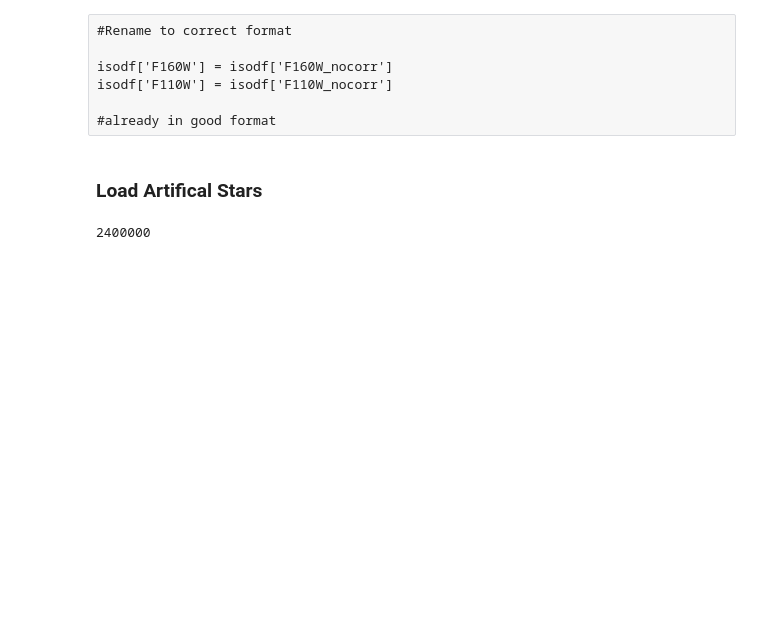
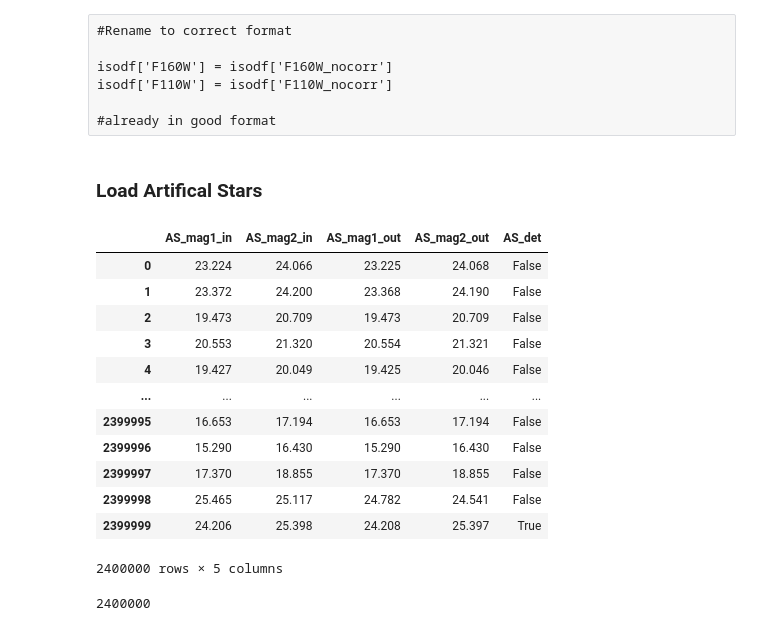
Before and after one commit to KeyiDing/starwave_original, a Jupyter notebook: nb/01_running_starwave.ipynb, the cells around one changed output. Saved outputs shown, nothing was run; the diff lists cells and outputs as text; code cells hidden in the pictures; blank space fills up the shorter version.

```diff
--- a/nb/01_running_starwave.ipynb
+++ b/nb/01_running_starwave.ipynb
@@ -41,7 +54,22 @@ isodf['F110W'] = isodf['F110W_nocorr']
 # %%
 with bz2.BZ2File('../../LMC_4Vedant/AScat.pbz2') as f:
     asdf = pd.read_pickle(f)
 asdf = pd.DataFrame(asdf)
+asdf
+# %% [output]
+|  | AS_mag1_in | AS_mag2_in | AS_mag1_out | AS_mag2_out | AS_det |
+| 0 | 23.224 | 24.066 | 23.225 | 24.068 | False |
+| 1 | 23.372 | 24.200 | 23.368 | 24.190 | False |
+| 2 | 19.473 | 20.709 | 19.473 | 20.709 | False |
+| 3 | 20.553 | 21.320 | 20.554 | 21.321 | False |
+| 4 | 19.427 | 20.049 | 19.425 | 20.046 | False |
+| ... | ... | ... | ... | ... | ... |
+| 2399995 | 16.653 | 17.194 | 16.653 | 17.194 | False |
+| 2399996 | 15.290 | 16.430 | 15.290 | 16.430 | False |
+| 2399997 | 17.370 | 18.855 | 17.370 | 18.855 | False |
+| 2399998 | 25.465 | 25.117 | 24.782 | 24.541 | False |
+| 2399999 | 24.206 | 25.398 | 24.208 | 25.397 | True |
+2400000 rows × 5 columns
 # %%
 # Rename to correct format, remove undetected stars
 
```
Also changed, not shown: parts of 10 cells of this notebook.
